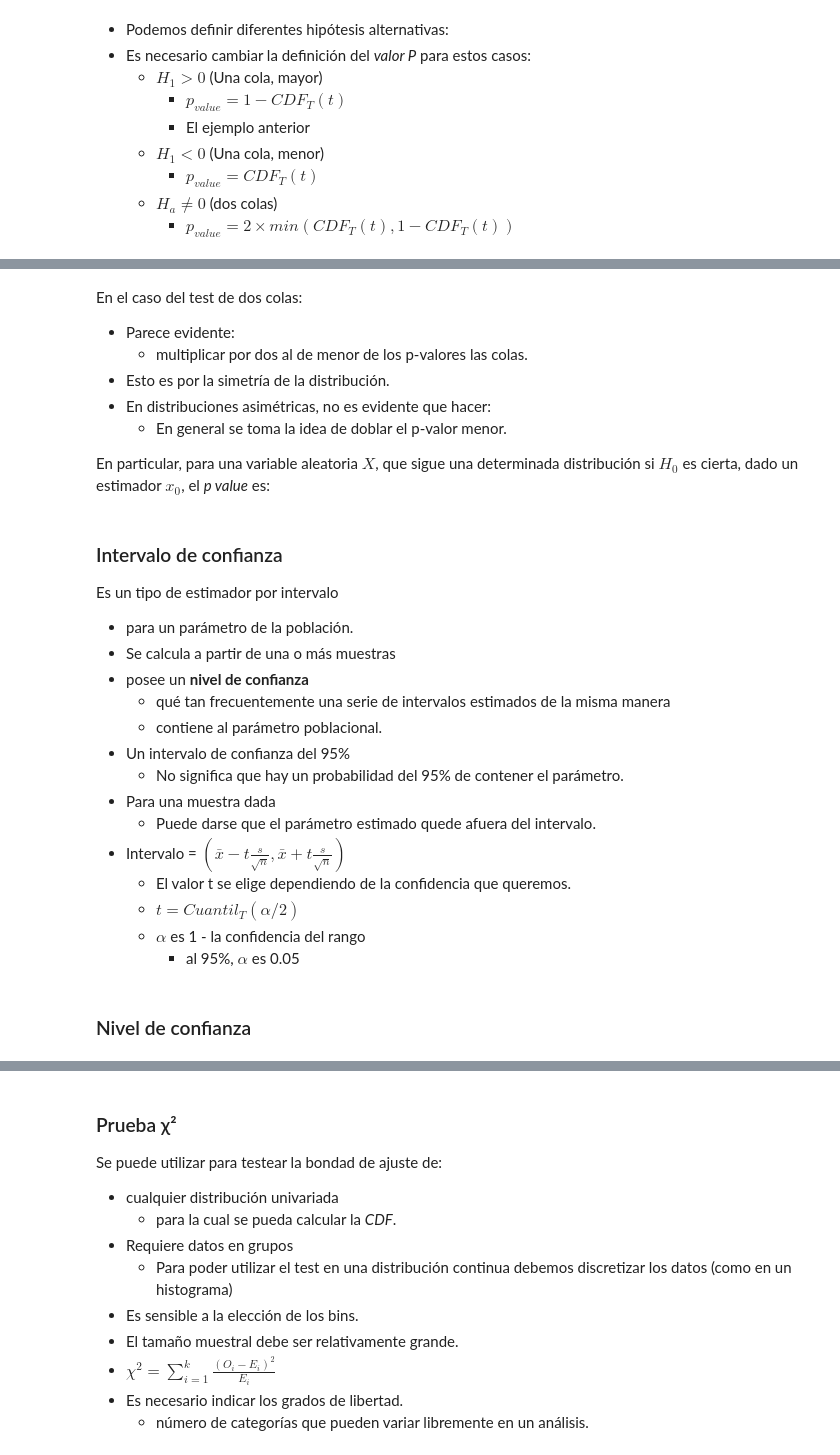
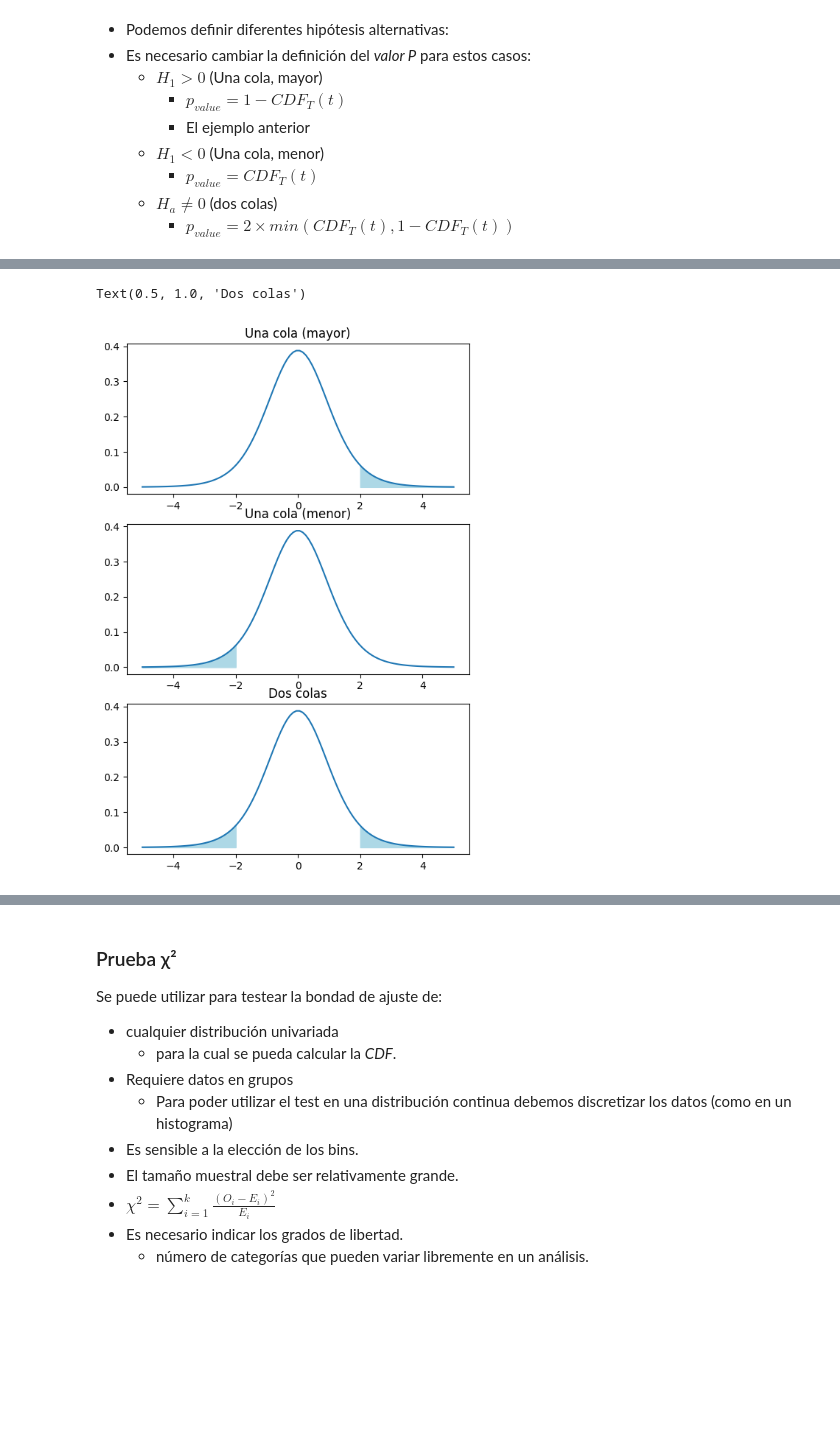
Before and after one commit to javieriserte/qualitative-data-course, a Jupyter notebook: classes/C01.4.PruebaDeHipotesis.ipynb, the cells around one changed output, grey strips where cells are left out. Cells and saved outputs as stored; diff of their text form; code cells hidden in the pictures; blank space fills up the shorter version.

```diff
--- a/classes/C01.4.PruebaDeHipotesis.ipynb
+++ b/classes/C01.4.PruebaDeHipotesis.ipynb
@@ -194,51 +570,26 @@ print(f"El pvalue de dis colas es {two_tails.pvalue}")
 # %%
 import matplotlib.pyplot as plt
 import numpy as np
 
 x = np.linspace(-5, 5, 100)
 x1 = np.linspace(2, 5, 100)
 x2 = np.linspace(-5, 2, 100)
 x3 = np.linspace(-5, -2, 100)
 
 fig, axes = plt.subplots(figsize = (6, 9), nrows = 3)
 
 axes[0].plot(x, st.t.pdf(x, 9))
 axes[0].fill_between(x1, st.t.pdf(x1, 9), color="lightblue")
 axes[0].set_title("Una cola (mayor)")
 
 axes[1].plot(x, st.t.pdf(x, 9))
-axes[1].fill_between(x2, st.t.pdf(x2, 9), color="lightblue")
+axes[1].fill_between(x3, st.t.pdf(x3, 9), color="lightblue")
 axes[1].set_title("Una cola (menor)")
 
 axes[2].plot(x, st.t.pdf(x, 9))
 axes[2].fill_between(x3, st.t.pdf(x3, 9), color="lightblue")
 axes[2].fill_between(x1, st.t.pdf(x1, 9), color="lightblue")
 axes[2].set_title("Dos colas")
+# %% [output]
+Text(0.5, 1.0, 'Dos colas')
+[figure, added]
-# %% [markdown]
-En el caso del test de dos colas:
-- Parece evidente:
-  - multiplicar por dos al de menor de los p-valores las colas.
-- Esto es por la simetría de la distribución.
-- En distribuciones asimétricas, no es evidente que hacer:
-  - En general se toma la idea de doblar el p-valor menor.
-
-En particular, para una variable aleatoria $X$, que sigue una determinada
-distribución si $H_0$ es cierta, dado un estimador $x_0$, el *p value* es:
-# %% [markdown]
-### Intervalo de confianza
-
-Es un tipo de estimador por intervalo
-- para un parámetro de la población.
-- Se calcula a partir de una o más muestras
-- posee un **nivel de confianza**
-  - qué tan frecuentemente una serie de intervalos estimados de la misma manera
-  - contiene al parámetro poblacional.
-- Un intervalo de confianza del 95%
-  - No significa que hay un probabilidad del 95% de contener el parámetro.
-- Para una muestra dada
-  - Puede darse que el parámetro estimado quede afuera del intervalo.
-- Intervalo = $(\bar{x}-t\frac{s}{\sqrt{n}} , \bar{x}+t\frac{s}{\sqrt{n}})$
-  - El valor t se elige dependiendo de la confidencia que queremos.
-  - $t = Cuantil_T(\alpha / 2)$
-  - $\alpha$ es 1 - la confidencia del rango
-    - al 95%, $\alpha$ es 0.05
@@ -273,2 +595,0 @@ fig.tight_layout()
-# %% [markdown]
-### Nivel de confianza
```
Also changed, not shown: parts of 42 cells of this notebook.
